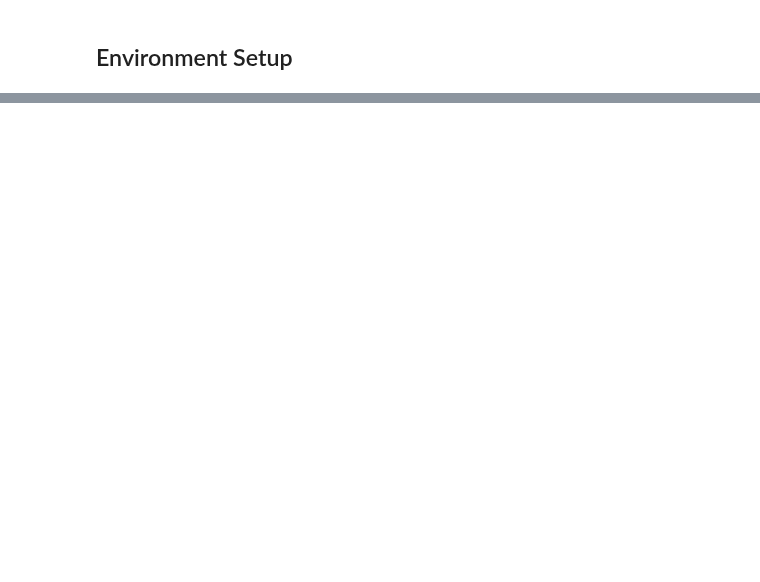
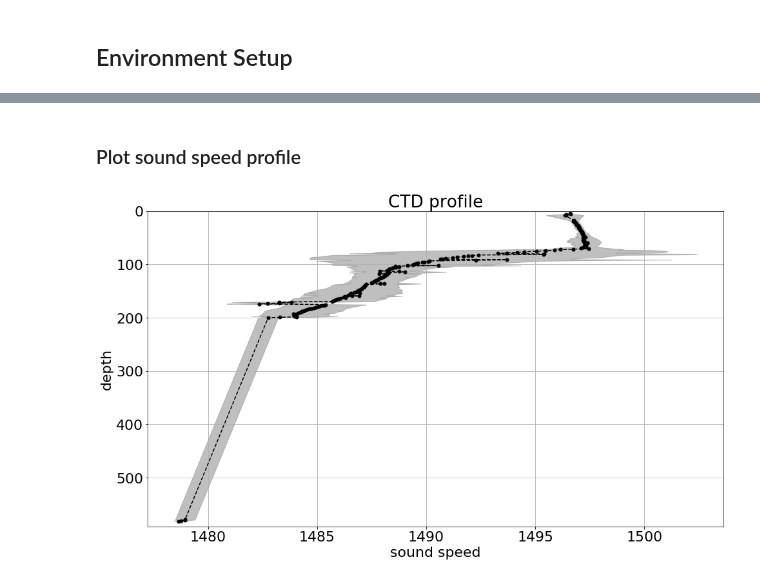
Before and after one commit to Ocean-Data-Lab/ooipy, a Jupyter notebook: ooipy_demo_ctd.ipynb, the cells around one changed output, grey strips where cells are left out. Cells and saved outputs as stored; diff of their text form; code cells hidden in the pictures; blank space fills up the shorter version.

Commit message:
added demo notebook for CTD data

```diff
--- a/ooipy_demo_ctd.ipynb
+++ b/ooipy_demo_ctd.ipynb
@@ -24,5 +22,7 @@ ImportError: cannot import name 'CtdProfile' from 'ooipy.ctd.basic' (C:\Users\fs
 # %%
 # set up you username and token for accessing data from the OOI ververs
-USERNAME = 'OOIAPI-HG9FXL99B5WYRI'
-TOKEN =  'TEMP-TOKEN-NHZIN9M7GI4TY3'
+# this function has to be called only once, since a file with the loging information will be
+# generated and stored in the project folder
+USERNAME = 'YOUR_USERNAME'
+TOKEN =  'YOUR_TOKEN'
 ooipy.request.authentification.set_authentification(USERNAME, TOKEN)
@@ -30,0 +41,10 @@ AttributeError: module 'ooipy.request' has no attribute 'authentification'
+# %%
+import time
+# request 1-day of CTD data from the oregonoffshore location
+day = datetime.datetime(2016, 12, 12)
+t = time.time()
+ctd_data = ooipy.request.ctd_request.get_ctd_data_daily(day, 'oregon_offshore')
+print(time.time() - t)
+print('CTD data object: ', ctd_data)
+print('number of data points: ', len(ctd_data.raw_data))
+print('first data point: ', ctd_data.raw_data[0])
@@ -30,0 +68,10 @@ AttributeError: module 'ooipy.request' has no attribute 'authentification'
+# %%
+# compute sound speed profile for daily data
+c_profile = ctd_data.get_profile(600, 'sound_speed')
+# %% [markdown]
+### Plot sound speed profile
+# %%
+# 1. calling plot function as method of c_profile
+c_profile.plot(xlabel='sound speed')
+# %% [output]
+[figure, added]
```
Also changed, not shown: parts of 6 cells of this notebook.
